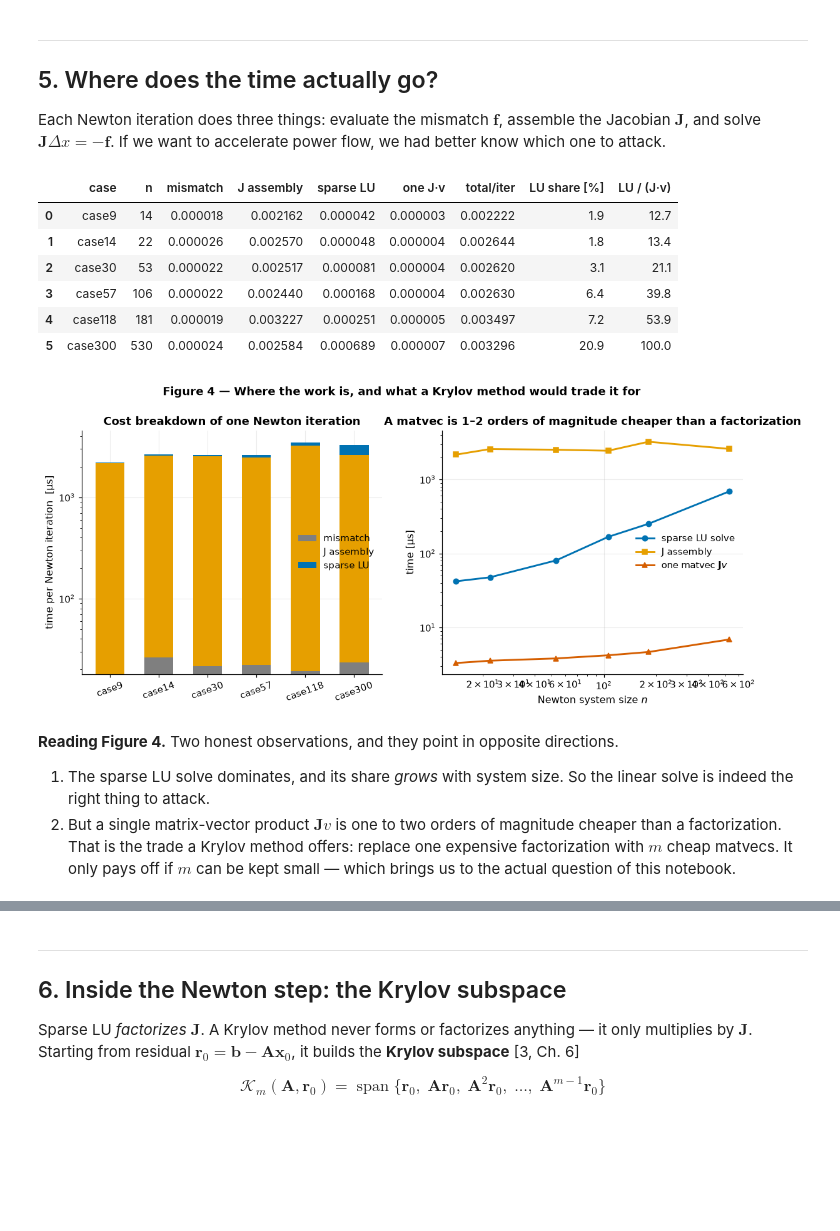
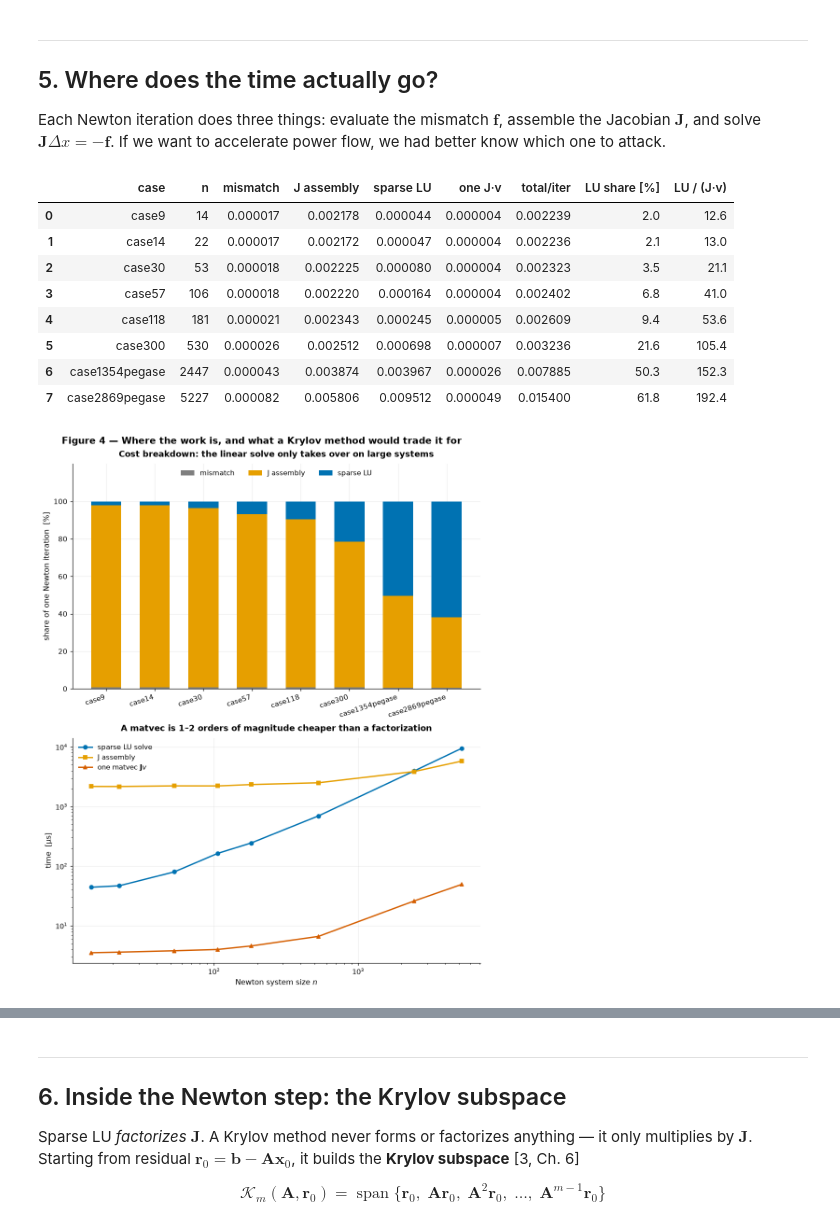
Before and after one commit to panas-bhattarai/learned-iterative-solvers-acpf, a Jupyter notebook: notebooks/01_newton_and_krylov.ipynb, the cells around one changed output, grey strips where cells are left out. Saved outputs shown, nothing was run; the diff lists cells and outputs as text; code cells hidden in the pictures; blank space fills up the shorter version.

```diff
--- a/notebooks/01_newton_and_krylov.ipynb
+++ b/notebooks/01_newton_and_krylov.ipynb
@@ -190,16 +192,15 @@ print("Our Ybus is bit-for-bit identical to pandapower's on every case.")
 | 5 | case300 | 300 | 411 | 1/68/231 | 530 | 1118 | 1.24 | 0.00e+00 |
 Our Ybus is bit-for-bit identical to pandapower's on every case.
 # %%
-fig, axes = plt.subplots(1, 3, figsize=(12.2, 4.0))
+fig, axes = stacked(3, square=True, width=7.4)
 for ax, name in zip(axes, ["case14", "case118", "case300"]):
     c = load_case(name)
-    ax.spy(c.ybus, markersize=(3.0 if c.n_bus < 50 else (1.1 if c.n_bus < 200 else 0.5)),
+    ax.spy(c.ybus, markersize=(6.0 if c.n_bus < 50 else (2.2 if c.n_bus < 200 else 1.2)),
            color=PALETTE["newton"])
-    ax.set_title(f"{name} — $\\mathbf{{Y}}_{{bus}}$\n{c.n_bus} buses, "
-                 f"{c.ybus.nnz} nonzeros ({100*c.ybus.nnz/c.n_bus**2:.1f}% dense)")
-    ax.set_xlabel("bus"); ax.set_ylabel("bus"); ax.grid(False)
-fig.suptitle("Figure 1 — The grid is a sparse graph, and $\\mathbf{Y}_{bus}$ is its adjacency structure",
-             y=1.04, fontsize=12, fontweight="semibold")
+    ax.set_title(f"{name} — {c.n_bus} buses, {c.ybus.nnz} nonzeros "
+                 f"({100*c.ybus.nnz/c.n_bus**2:.1f}% dense)", pad=10)
+    ax.set_xlabel("bus index"); ax.set_ylabel("bus index"); ax.grid(False)
+suptitle(fig, "Figure 1 — The grid is a sparse graph, and $\\mathbf{Y}_{bus}$ is its adjacency structure")
 save(fig, "01_ybus_sparsity"); plt.show()
 # %% [output]
 findfont: Failed to find font weight semibold, now using 700.
@@ -432,7 +436,8 @@ def time_it(fn, repeats=None, min_time=0.15):
     return (time.perf_counter() - t0) / repeats
 
 timing = []
-for name in ["case9", "case14", "case30", "case57", "case118", "case300"]:
+for name in ["case9", "case14", "case30", "case57", "case118", "case300",
+             "case1354pegase", "case2869pegase"]:
     c = load_case(name); r = newton_pf(c, store_history=True)
     V, J, f = r.v_history[1], r.j_history[1], r.f_history[1]
     Jc = sp.csc_matrix(J)
@@ -452,45 +457,38 @@ display(tdf.style.format({c_: "{:.3e}" for c_ in
     ).format({"LU share [%]": "{:.1f}", "LU / (J·v)": "{:.1f}"}))
 # %% [output]
 |  | case | n | mismatch | J assembly | sparse LU | one J·v | total/iter | LU share [%] | LU / (J·v) |
-| 0 | case9 | 14 | 0.000018 | 0.002162 | 0.000042 | 0.000003 | 0.002222 | 1.9 | 12.7 |
-| 1 | case14 | 22 | 0.000026 | 0.002570 | 0.000048 | 0.000004 | 0.002644 | 1.8 | 13.4 |
-| 2 | case30 | 53 | 0.000022 | 0.002517 | 0.000081 | 0.000004 | 0.002620 | 3.1 | 21.1 |
-| 3 | case57 | 106 | 0.000022 | 0.002440 | 0.000168 | 0.000004 | 0.002630 | 6.4 | 39.8 |
-| 4 | case118 | 181 | 0.000019 | 0.003227 | 0.000251 | 0.000005 | 0.003497 | 7.2 | 53.9 |
-| 5 | case300 | 530 | 0.000024 | 0.002584 | 0.000689 | 0.000007 | 0.003296 | 20.9 | 100.0 |
+| 0 | case9 | 14 | 0.000017 | 0.002178 | 0.000044 | 0.000004 | 0.002239 | 2.0 | 12.6 |
+| 1 | case14 | 22 | 0.000017 | 0.002172 | 0.000047 | 0.000004 | 0.002236 | 2.1 | 13.0 |
+| 2 | case30 | 53 | 0.000018 | 0.002225 | 0.000080 | 0.000004 | 0.002323 | 3.5 | 21.1 |
+| 3 | case57 | 106 | 0.000018 | 0.002220 | 0.000164 | 0.000004 | 0.002402 | 6.8 | 41.0 |
+| 4 | case118 | 181 | 0.000021 | 0.002343 | 0.000245 | 0.000005 | 0.002609 | 9.4 | 53.6 |
+| 5 | case300 | 530 | 0.000026 | 0.002512 | 0.000698 | 0.000007 | 0.003236 | 21.6 | 105.4 |
+| 6 | case1354pegase | 2447 | 0.000043 | 0.003874 | 0.003967 | 0.000026 | 0.007885 | 50.3 | 152.3 |
+| 7 | case2869pegase | 5227 | 0.000082 | 0.005806 | 0.009512 | 0.000049 | 0.015400 | 61.8 | 192.4 |
 # %%
-fig, (ax1, ax2) = plt.subplots(1, 2, figsize=(12.4, 4.6))
+fig, (ax1, ax2) = stacked(2, panel_height=5.4, width=8.6)
 
-n = np.arange(len(tdf))
-w = 0.6
+xs = np.arange(len(tdf))
 bot = np.zeros(len(tdf))
 for comp, col in [("mismatch", PALETTE["ref"]), ("J assembly", PALETTE["accent"]),
                   ("sparse LU", PALETTE["newton"])]:
-    ax1.bar(n, 1e6*tdf[comp], w, bottom=1e6*bot, label=comp, color=col)
-    bot = bot + tdf[comp]
-ax1.set_xticks(n); ax1.set_xticklabels(tdf["case"], rotation=20)
-ax1.set_ylabel("time per Newton iteration  [µs]")
-ax1.set_yscale("log"); ax1.set_title("Cost breakdown of one Newton iteration")
-ax1.legend()
+    ax1.bar(xs, 100*tdf[comp]/tdf["total/iter"], 0.62, bottom=bot, label=comp, color=col)
+    bot = bot + 100*tdf[comp]/tdf["total/iter"]
+ax1.set_xticks(xs); ax1.set_xticklabels(tdf["case"], rotation=18, ha="right")
+ax1.set_ylabel("share of one Newton iteration  [%]")
+ax1.set_ylim(0, 120)                      # headroom so the legend clears the bars
+ax1.set_yticks([0, 20, 40, 60, 80, 100])
+ax1.set_title("Cost breakdown: the linear solve only takes over on large systems", pad=10)
+ax1.legend(loc="upper center", ncol=3, frameon=False)
 
 ax2.plot(tdf["n"], 1e6*tdf["sparse LU"], "o-", color=PALETTE["newton"], label="sparse LU solve")
 ax2.plot(tdf["n"], 1e6*tdf["J assembly"], "s-", color=PALETTE["accent"], label="J assembly")
 ax2.plot(tdf["n"], 1e6*tdf["one J·v"], "^-", color=PALETTE["gmres"], label=r"one matvec $\mathbf{J}v$")
 ax2.set_xscale("log"); ax2.set_yscale("log")
-ax2.set_xlabel("Newton system size $n$"); ax2.set_ylabel("time [µs]")
-ax2.set_title("A matvec is 1–2 orders of magnitude cheaper than a factorization")
-ax2.legend()
-fig.suptitle("Figure 4 — Where the work is, and what a Krylov method would trade it for",
-             y=1.02, fontsize=12, fontweight="semibold")
+ax2.set_xlabel("Newton system size $n$"); ax2.set_ylabel("time  [µs]")
+ax2.set_title("A matvec is 1–2 orders of magnitude cheaper than a factorization", pad=10)
+ax2.legend(loc="upper left")
+suptitle(fig, "Figure 4 — Where the work is, and what a Krylov method would trade it for")
 save(fig, "01_cost_breakdown"); plt.show()
 # %% [output]
-[figure, old version]
+[figure, new version]
-# %% [markdown]
-**Reading Figure 4.** Two honest observations, and they point in opposite directions.
-
-1. The sparse LU solve dominates, and its share *grows* with system size. So the linear
-   solve is indeed the right thing to attack.
-2. But a single matrix-vector product $\mathbf{J}v$ is one to two orders of magnitude
-   cheaper than a factorization. That is the trade a Krylov method offers: replace one
-   expensive factorization with $m$ cheap matvecs. It only pays off if $m$ can be kept
-   small — which brings us to the actual question of this notebook.
```
Also changed, not shown: parts of 13 cells of this notebook, 7 other files.
